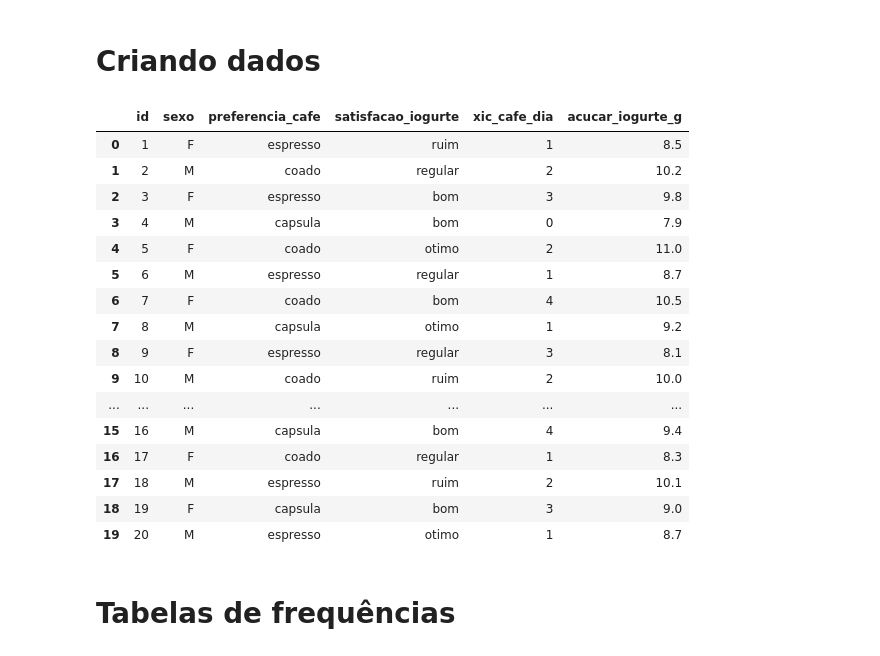
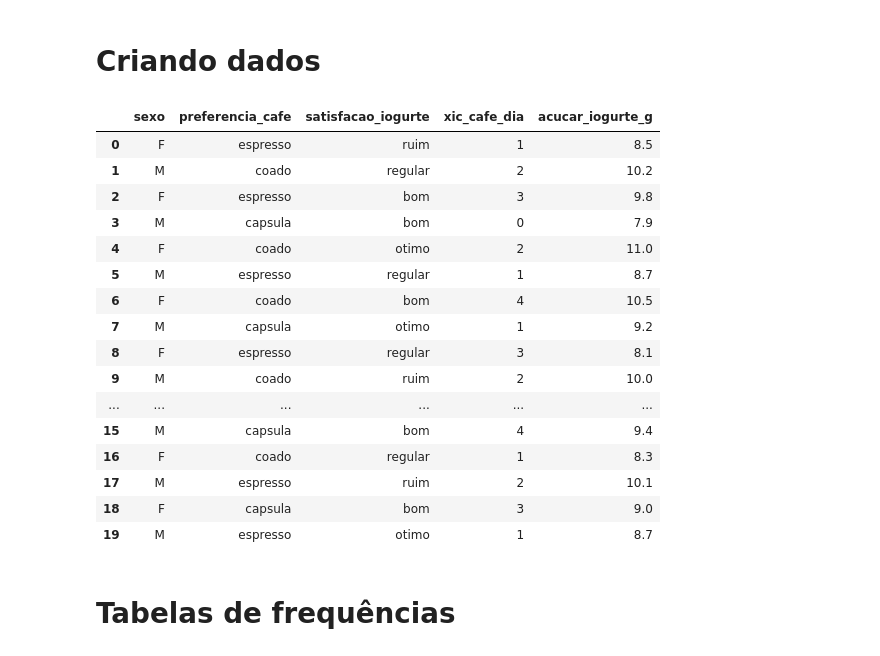
Before and after one commit to clobos/Alimentos_2026, a Jupyter notebook: semana02.ipynb, the cells around one changed output. Cells and saved outputs as stored; diff of their text form; code cells hidden in the pictures.

```diff
--- a/semana02.ipynb
+++ b/semana02.ipynb
@@ -13,45 +13,44 @@
 # %%
 import pandas as pd
 
 dados = pd.DataFrame({
-    "id": range(1, 21),
-    "sexo": ["F", "M"] * 10,  # nominal
+    "sexo": ["F", "M"] * 10,  # nominal - Variável nominal que indica o sexo (Feminino/Masculino).
     "preferencia_cafe": [
         "espresso", "coado", "espresso", "capsula", "coado",
         "espresso", "coado", "capsula", "espresso", "coado",
         "capsula", "espresso", "coado", "coado", "espresso",
         "capsula", "coado", "espresso", "capsula", "espresso"
-    ],  # nominal
+    ],  # nominal - Variável nominal que indica o tipo de café preferido.
     "satisfacao_iogurte": [
         "ruim", "regular", "bom", "bom", "otimo",
         "regular", "bom", "otimo", "regular", "ruim",
         "bom", "bom", "otimo", "regular", "otimo",
         "bom", "regular", "ruim", "bom", "otimo"
-    ],  # ordinal
-    "xic_cafe_dia": [1, 2, 3, 0, 2, 1, 4, 1, 3, 2, 0, 2, 1, 3, 2, 4, 1, 2, 3, 1],  # discreta
+    ],  # ordinal - Variável ordinal que indica o nível de satisfação com o iogurte.
+    "xic_cafe_dia": [1, 2, 3, 0, 2, 1, 4, 1, 3, 2, 0, 2, 1, 3, 2, 4, 1, 2, 3, 1],  # discreta - Variável discreta que indica o número de xícaras de café consumidas por dia.
     "acucar_iogurte_g": [8.5, 10.2, 9.8, 7.9, 11.0, 8.7, 10.5, 9.2, 8.1, 10.0,
-                         9.6, 8.9, 11.2, 7.8, 10.8, 9.4, 8.3, 10.1, 9.0, 8.7]  # contínua
+                         9.6, 8.9, 11.2, 7.8, 10.8, 9.4, 8.3, 10.1, 9.0, 8.7]  # contínua - Variável contínua que indica a quantidade de açúcar em gramas no iogurte.
 })
 
 dados
 # %% [output]
-|  | id | sexo | preferencia_cafe | satisfacao_iogurte | xic_cafe_dia | acucar_iogurte_g |
-| 0 | 1 | F | espresso | ruim | 1 | 8.5 |
-| 1 | 2 | M | coado | regular | 2 | 10.2 |
-| 2 | 3 | F | espresso | bom | 3 | 9.8 |
-| 3 | 4 | M | capsula | bom | 0 | 7.9 |
-| 4 | 5 | F | coado | otimo | 2 | 11.0 |
-| 5 | 6 | M | espresso | regular | 1 | 8.7 |
-| 6 | 7 | F | coado | bom | 4 | 10.5 |
-| 7 | 8 | M | capsula | otimo | 1 | 9.2 |
-| 8 | 9 | F | espresso | regular | 3 | 8.1 |
-| 9 | 10 | M | coado | ruim | 2 | 10.0 |
-| ... | ... | ... | ... | ... | ... | ... |
-| 15 | 16 | M | capsula | bom | 4 | 9.4 |
-| 16 | 17 | F | coado | regular | 1 | 8.3 |
-| 17 | 18 | M | espresso | ruim | 2 | 10.1 |
-| 18 | 19 | F | capsula | bom | 3 | 9.0 |
-| 19 | 20 | M | espresso | otimo | 1 | 8.7 |
+|  | sexo | preferencia_cafe | satisfacao_iogurte | xic_cafe_dia | acucar_iogurte_g |
+| 0 | F | espresso | ruim | 1 | 8.5 |
+| 1 | M | coado | regular | 2 | 10.2 |
+| 2 | F | espresso | bom | 3 | 9.8 |
+| 3 | M | capsula | bom | 0 | 7.9 |
+| 4 | F | coado | otimo | 2 | 11.0 |
+| 5 | M | espresso | regular | 1 | 8.7 |
+| 6 | F | coado | bom | 4 | 10.5 |
+| 7 | M | capsula | otimo | 1 | 9.2 |
+| 8 | F | espresso | regular | 3 | 8.1 |
+| 9 | M | coado | ruim | 2 | 10.0 |
+| ... | ... | ... | ... | ... | ... |
+| 15 | M | capsula | bom | 4 | 9.4 |
+| 16 | F | coado | regular | 1 | 8.3 |
+| 17 | M | espresso | ruim | 2 | 10.1 |
+| 18 | F | capsula | bom | 3 | 9.0 |
+| 19 | M | espresso | otimo | 1 | 8.7 |
 # %% [markdown]
 # Tabelas de frequências
 # %%
```
Also changed, not shown: parts of 5 cells of this notebook.
